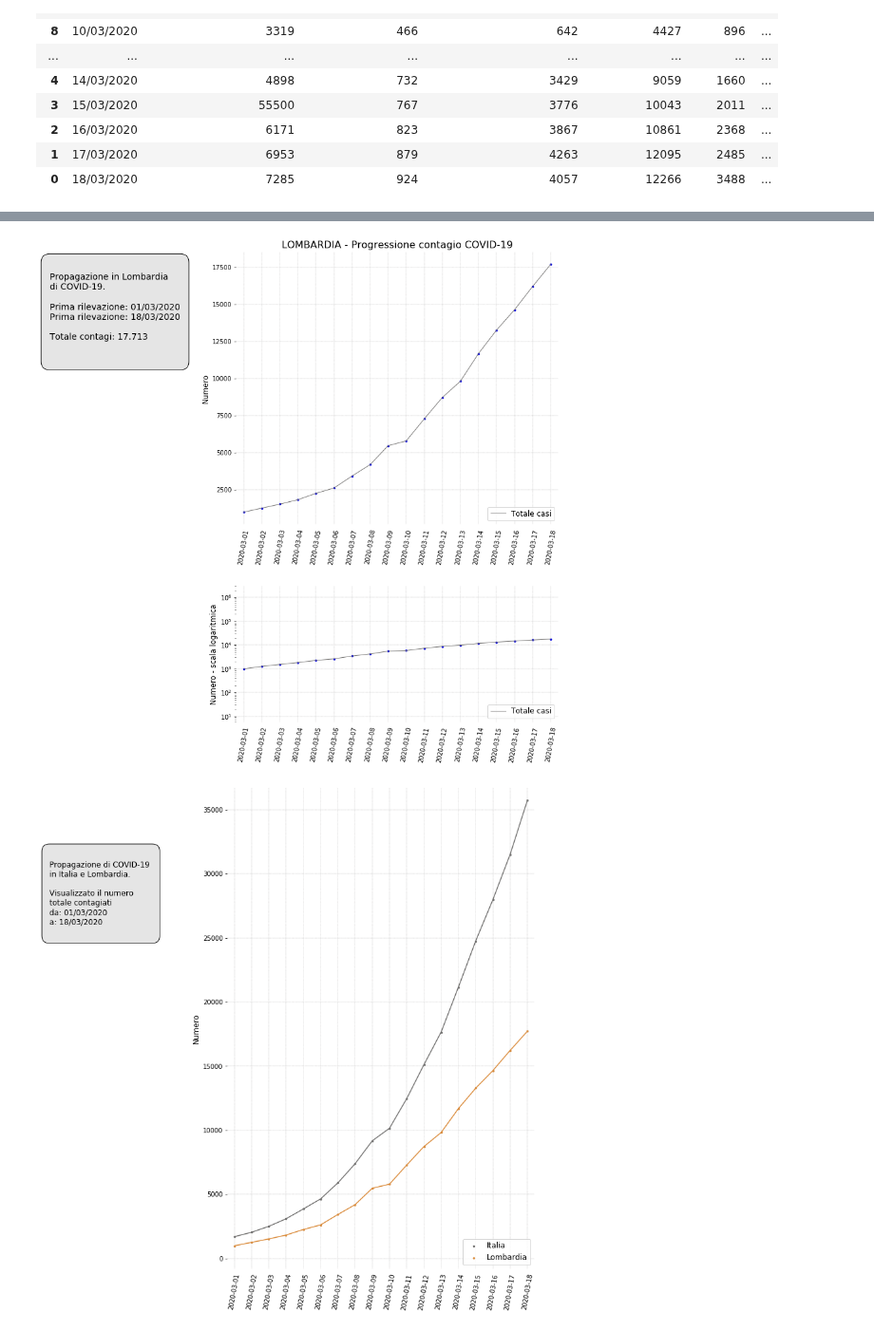
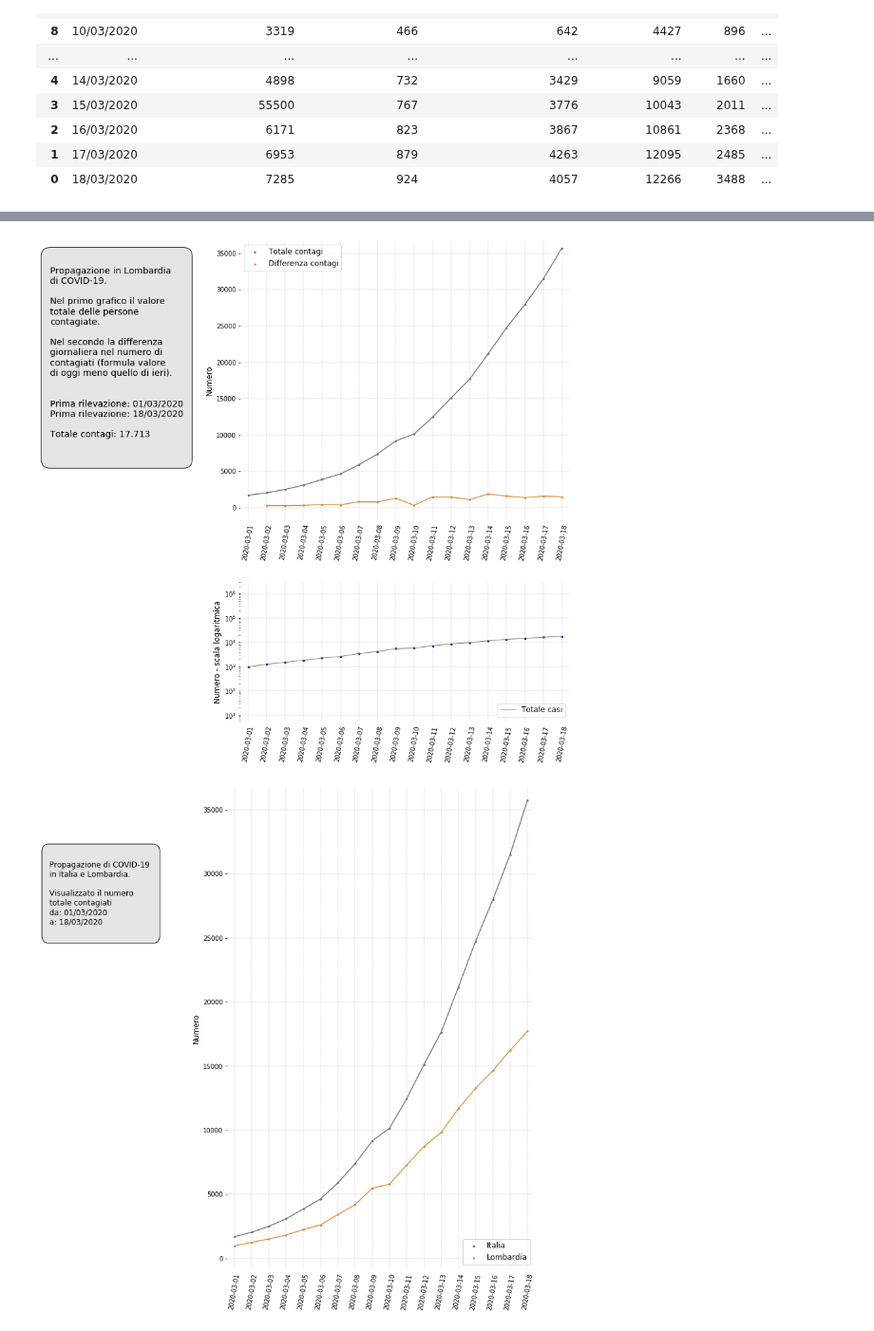
Before and after one commit to p-giovanni/Statistics, a Jupyter notebook: notebook/CoronaVirus.ipynb, the cells around one changed output, grey strips where cells are left out. Shown at 95% size. Cells and saved outputs as stored; diff of their text form; code cells hidden in the pictures.

Commit message:
Daily contagion difference chart.

```diff
--- a/notebook/CoronaVirus.ipynb
+++ b/notebook/CoronaVirus.ipynb
@@ -44,6 +44,7 @@ df.sort_values(by=["timeStamp"], inplace=True)
 
 min_date = df['timeStamp'].min()
 df['TimeDelta'] = (df['timeStamp'] - min_date).dt.days + 1
+df["TotalDiff"] = df["Totale"].diff(periods = 1)
 
 (df.shape, df.dtypes)
 # %% [output]
@@ -67,6 +69,7 @@ df_lo.sort_values(by=["timeStamp"], inplace=True)
 
 min_date = df_lo['timeStamp'].min()
 df_lo['TimeDelta'] = (df_lo['timeStamp'] - min_date).dt.days + 1
+df_lo["TotalDiff"] = df_lo["Totale"].diff(periods = 1)
 
 (df.shape, df.dtypes)
 # %% [output]
@@ -322,6 +413,30 @@ date_format = '%d/%m/%Y'
 min_date = df_lo["timeStamp"].min().strftime(date_format)
 max_date = df_lo["timeStamp"].max().strftime(date_format)
 total = f'{df_lo["Totale"].max():n}'
+
+df_total_diff = df_lo[["timeStamp", "TotalDiff"]]
+
+data_sets = {
+    "Lombardy": {
+        "df": df,
+        "label": "Totale contagi",
+        "colors": ["#727170", "#727170"],
+        "size": 25,
+        "dot-shape": ".",
+        "line-size": 1.5,
+        "no_plot": False
+    },
+    "TotalDiff": {
+        "df": df_total_diff,
+        "value column": "TotalDiff",
+        "label": "Differenza contagi",
+        "colors": ["#db8c3c", "#db8c3c"],
+        "size": 25,
+        "dot-shape": ".",
+        "line-size": 1.5,
+        "no_plot": False
+    }
+}
 
 # ------------------------------------------------------
 #
@@ -335,33 +450,44 @@ gs1 = gridspec.GridSpec(2, 2
                        ,height_ratios=[10, 5])
 
 ax = []
 ax.append(fig.add_subplot(gs1[0,0]))
 ax.append(fig.add_subplot(gs1[0,1]))
 ax.append(fig.add_subplot(gs1[1,1]))
 
 idx = 0
 text = """
 Propagazione in Lombardia
 di COVID-19.
 
+Nel primo grafico il valore
+totale delle persone
+contagiate.
+
+Nel secondo la differenza
+giornaliera nel numero di
+contagiati (formula valore
+di oggi meno quello di ieri).
+
+
 Prima rilevazione: {d1}
 Prima rilevazione: {d2}
 
 Totale contagi: {t}
 
 """.format(d1=min_date, d2=max_date
           ,t=total)
 
-text_box(ax[idx], text, colors=["#e5e5e5", "#000000", "#000000"], x=0.1, y=0.78)
+text_box(ax[idx], text, colors=["#e5e5e5", "#000000", "#000000"], x=0.1, y=0.58)
 
 idx += 1
 x = df_lo["timeStamp"].dt.to_pydatetime()
-c_virus_chart(ax[idx],x=x, y=df_lo["Totale"], title="LOMBARDIA - Progressione contagio COVID-19")
+composed_c_virus_chart(ax[idx], data_sets)
+#c_virus_chart(ax[idx],x=x, y=df_lo["Totale"], title="LOMBARDIA - Progressione contagio COVID-19")
 
 idx += 1
 x = df["timeStamp"].dt.to_pydatetime()
 c_virus_chart(ax[idx],x=x, y=df_lo["Totale"],log=True)
 
 plt.savefig(os.path.join(images_path,"covid19_lombardy_chart.png"))
 # %% [output]
-[figure, old version]
+[figure, new version]
```
Also changed, not shown: parts of 7 cells of this notebook, 2 other files.
